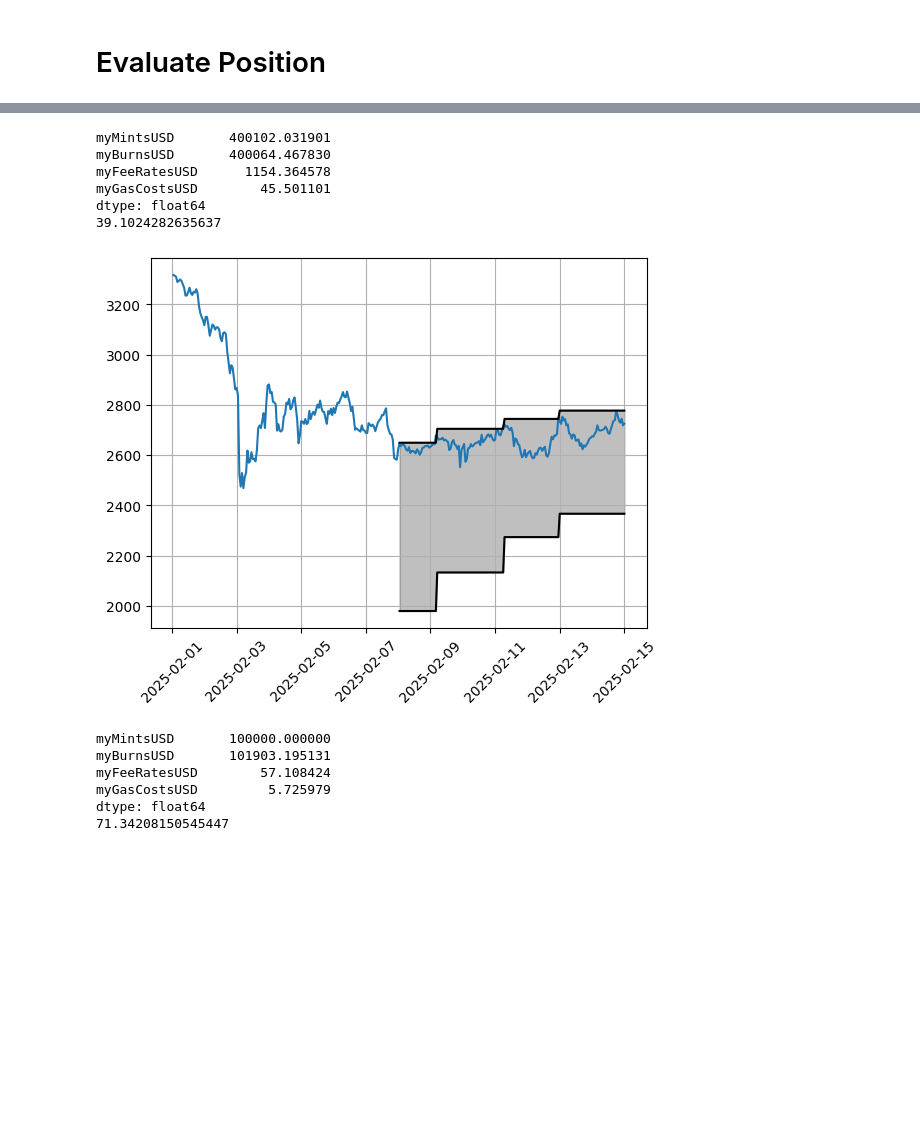
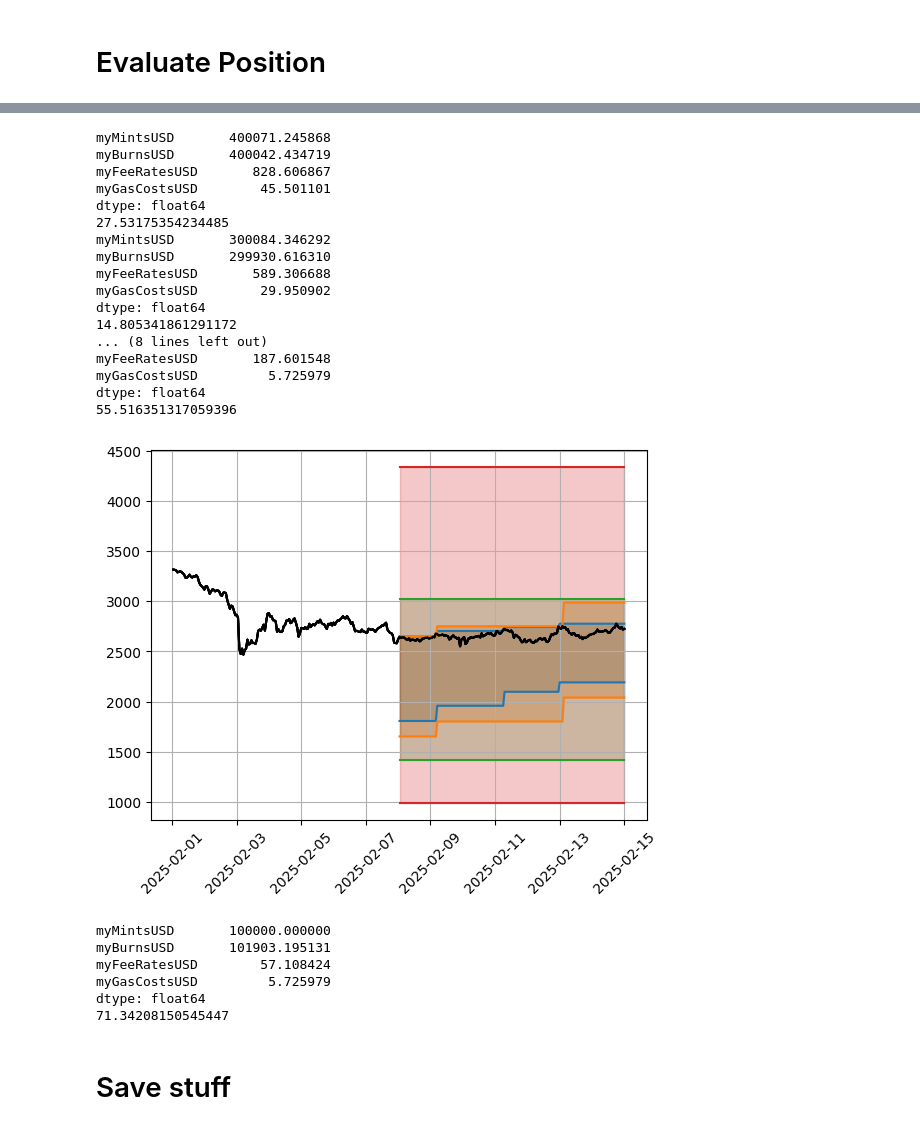
Before and after one commit to zhubrian/Agentics, a Jupyter notebook: tutorials/liquidity_agent_v2 copy.ipynb, the cells around one changed output, grey strips where cells are left out. Cells and saved outputs as stored; diff of their text form; code cells hidden in the pictures; blank space fills up the shorter version.

```diff
--- a/tutorials/liquidity_agent_v2 copy.ipynb
+++ b/tutorials/liquidity_agent_v2 copy.ipynb
@@ -297,7 +312,7 @@ source_data = AG(atype=LiquidityData,
 
 N_initial = 168
 for i in range(N_initial):
-    append_data(source_data,df.iloc[i],np.nan,np.nan)
+    append_data(source_data,df.iloc[i],np.nan,np.nan,0,np.nan)
 
 target_mint = AG(atype=MintDecision,verbose_agent=False)
 
@@ -316,11 +331,10 @@ Each list of data contains the following.
 - Price ratio: {source_data[0].PriceRatio}
 - Hourly log-returns in percent: {source_data[0].LogReturns}
 - Hourly volatility in percent: {source_data[0].Volatility}
-- Average gas cost for liquidity-related transactions: {source_data[0].Gas}
-- Trading fee revenue: {source_data[0].Fee}
-- Total value locked in pool: {source_data[0].TVL}
+- Average gas cost for liquidity-related transactions: {source_data[0].GasCosts}
+- Trading fee revenue: {source_data[0].PoolFees}
 - Abstract liquidity level in pool: {source_data[0].LiquidityL}
-- Pro-rated trading fee revenue, measures for fees earned relative to pool size: {source_data[0].APR}
+- Daily news about crypto and ETH: {source_data[0].Sentiments}
 
 Your PnL is measured by two main components: pro-rated fee revenue and gas costs.
 You earn fee revenue only when the current price is between the lower and upper prices of your current liquidity position.
@@ -330,7 +344,7 @@ Rebalancing allows you to update your liquidity position's lower and upper price
 
 Your task is to suggest the initial ranges of a liquidity position on Uniswap v3.
 You can assume that prices follow a Geometric Brownian Motion process.
-Choose the price range such that given past (hourly) returns and (hourly) volatility, I will rebalance on average once every day.
+Choose the price range such that given past (hourly) returns and (hourly) volatility, I will rebalance on average once every six hours.
 
 """
 
@@ -339,7 +353,6 @@ async def update_current_price(state):
     return state
 
 mint_decision = await (target_mint << source_data)
-# append_data(source_data,df.iloc[N_initial],mint_decision[0].lower,mint_decision[0].upper)
 mint_decision = await mint_decision.amap(update_current_price)
 
 print("Curr. Price:",mint_decision[0].current_price)
@@ -624,10 +589,8 @@ decision_df = pd.DataFrame({
     'log_return': source_data[0].LogReturns,
     'volatility': source_data[0].Volatility,
     'liquidity': source_data[0].LiquidityL,
-    'gas_usd': source_data[0].Gas,
-    'fee_usd': source_data[0].Fee,
-    'tvl_usd': source_data[0].TVL,
-    'apr_usd': source_data[0].APR,
+    'gas_usd': source_data[0].GasCosts,
+    'fee_usd': source_data[0].PoolFees,
     'price_lower': source_data[0].RangeLower,
     'price_upper': source_data[0].RangeUpper
 })
@@ -679,9 +642,9 @@ dtype: float64
 # %%
-alpha_grid = [0.25,0.5,0.75,0.95]
+alpha_grid = [0.5,0.75,0.95,0.9999]
 color_grid = ['C0','C1','C2','C3']
 T = 168
 
-for alpha, col in alpha_grid, :
+for c in range(len(alpha_grid)):
 
     concentrated_df = decision_df.copy()
 
@@ -692,45 +655,57 @@ for alpha, col in alpha_grid, :
 
         if np.isnan(curr_row.price_lower) == 0:
             position_created = 1
 
         if position_created:
 
             curr_row = concentrated_df.iloc[i]
             prev_row = concentrated_df.iloc[i-1]
 
             if np.isnan(prev_row.price_lower) == 1:
-                lower, upper = ConfidenceIntervalGBM(concentrated_df.price_ratio.iloc[:i],prev_row.price_ratio,alpha,T)
+                lower, upper = ConfidenceIntervalGBM(concentrated_df.price_ratio.iloc[:i],prev_row.price_ratio,alpha_grid[c],T)
                 concentrated_df.loc[i,'price_lower'] = 0.99*min(lower,prev_row.price_ratio)
                 concentrated_df.loc[i,'price_upper'] = 1.01*max(upper,prev_row.price_ratio)
             else:
                 if (prev_row.price_ratio < prev_row.price_lower) or (prev_row.price_ratio > prev_row.price_upper):
-                    lower, upper = ConfidenceIntervalGBM(concentrated_df.price_ratio.iloc[:i],prev_row.price_ratio,alpha,T)
+                    lower, upper = ConfidenceIntervalGBM(concentrated_df.price_ratio.iloc[:i],prev_row.price_ratio,alpha_grid[c],T)
                     concentrated_df.loc[i,'price_lower'] = 0.99*min(lower,prev_row.price_ratio)
                     concentrated_df.loc[i,'price_upper'] = 1.01*max(upper,prev_row.price_ratio)
                 else:
                     concentrated_df.loc[i,'price_lower'] = concentrated_df.price_lower.iloc[i-1]
                     concentrated_df.loc[i,'price_upper'] = concentrated_df.price_upper.iloc[i-1]
 
     evaluation_df, pnl_decomp, total_pnl = evaluate(concentrated_df,B)
 
     print(pnl_decomp)
     print(36.5*100*total_pnl/B)
 
     plt.plot(concentrated_df.hour,concentrated_df.price_ratio,color='k')
-    plt.plot(concentrated_df.hour,concentrated_df.price_lower,color=color_grid)
-    plt.plot(concentrated_df.hour,concentrated_df.price_upper,color='k')
-    plt.fill_between(concentrated_df.hour,concentrated_df.price_lower,concentrated_df.price_upper,color='k',alpha=0.25)
+    plt.plot(concentrated_df.hour,concentrated_df.price_lower,color=color_grid[c])
+    plt.plot(concentrated_df.hour,concentrated_df.price_upper,color=color_grid[c])
+    plt.fill_between(concentrated_df.hour,concentrated_df.price_lower,concentrated_df.price_upper,color=color_grid[c],alpha=0.25)
     plt.xticks(rotation=45)
-    plt.grid()
-    plt.show()
+
+plt.grid()
+plt.show()
 # %% [output]
-myMintsUSD       400102.031901
-myBurnsUSD       400064.467830
-myFeeRatesUSD      1154.364578
+myMintsUSD       400071.245868
+myBurnsUSD       400042.434719
+myFeeRatesUSD       828.606867
 myGasCostsUSD        45.501101
 dtype: float64
-39.1024282635637
+27.53175354234485
+myMintsUSD       300084.346292
+myBurnsUSD       299930.616310
+myFeeRatesUSD       589.306688
+myGasCostsUSD        29.950902
+dtype: float64
+14.805341861291172
+... (8 lines left out)
+myFeeRatesUSD       187.601548
+myGasCostsUSD         5.725979
+dtype: float64
+55.516351317059396
-[figure, old version]
+[figure, new version]
 # %%
 fullrange_df = decision_df.copy()
 fullrange_df.price_lower = fullrange_df.price_lower.where(fullrange_df.price_lower.isna(),1e-10)
@@ -748,3 +723,5 @@ myFeeRatesUSD        57.108424
 myGasCostsUSD         5.725979
 dtype: float64
 71.34208150545447
+# %% [markdown]
+# Save stuff
```
Also changed, not shown: parts of 9 cells of this notebook, 1 other file.
